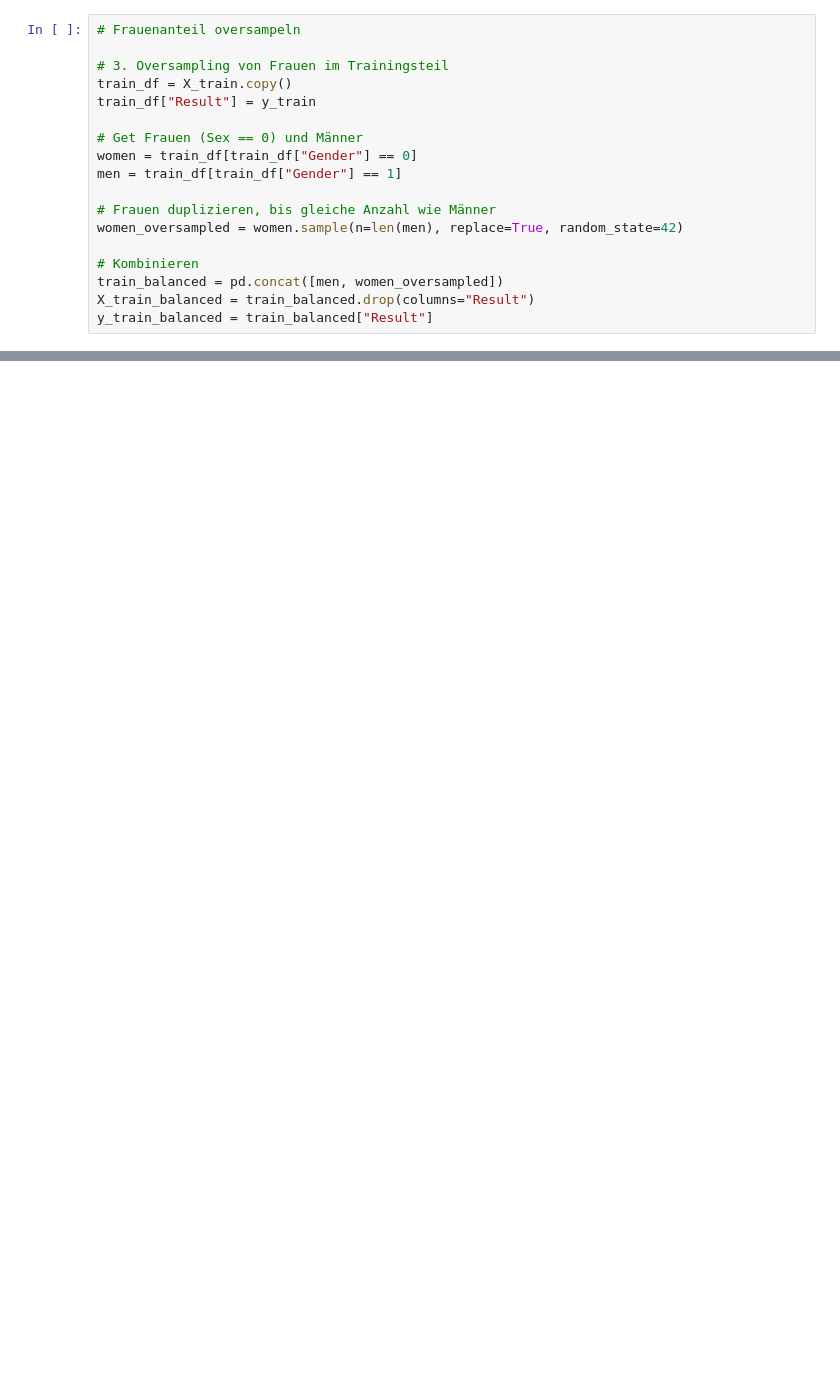
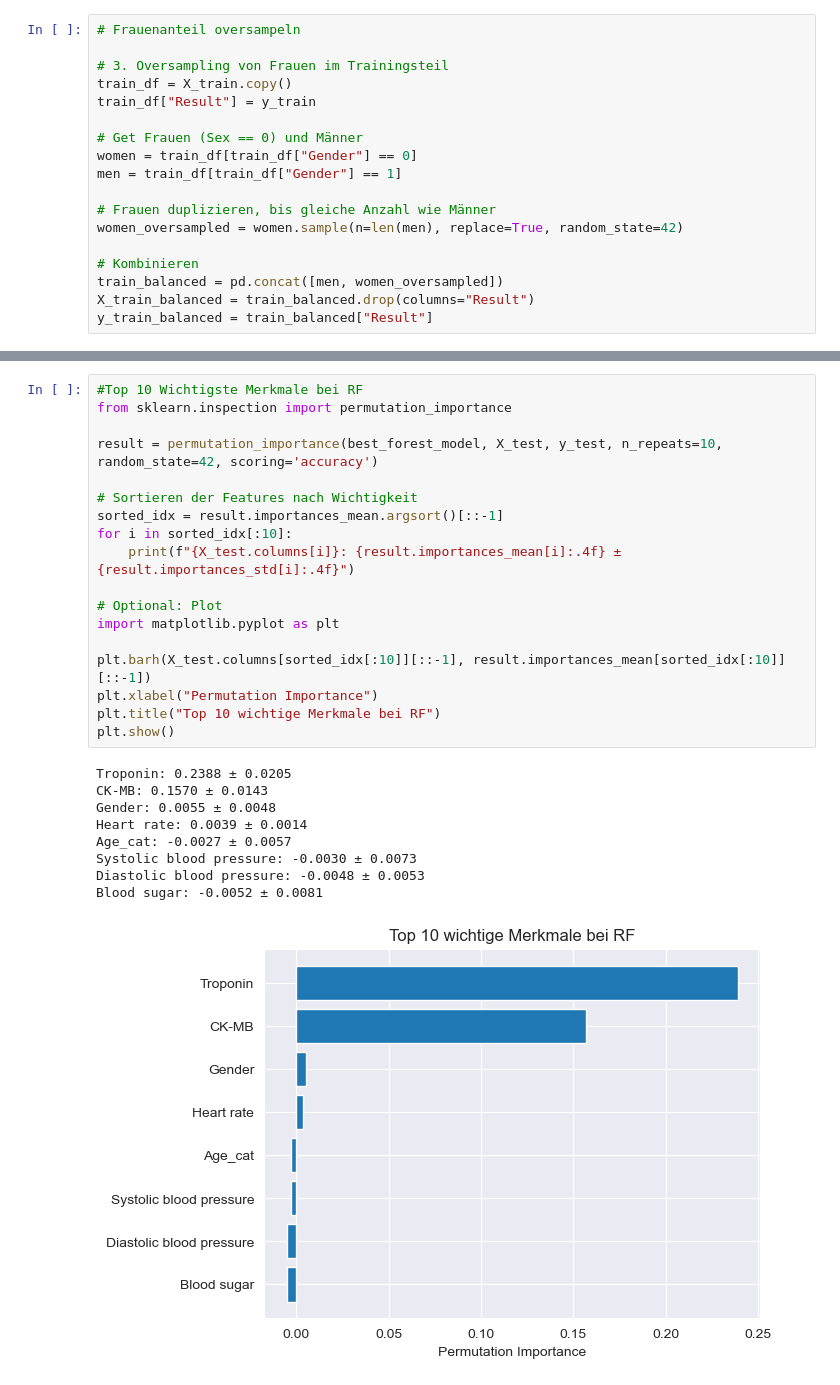
Before and after one commit to ManaTrooo/Asai-Projekt, a Jupyter notebook: DataSet_3.ipynb, the cells around one changed output, grey strips where cells are left out. Saved outputs shown, nothing was run; the diff lists cells and outputs as text; blank space fills up the shorter version.

```diff
--- a/DataSet_3.ipynb
+++ b/DataSet_3.ipynb
@@ -769,0 +889,28 @@ Demographic Parity Difference: 0.074
+# %%
+#Top 10 Wichtigste Merkmale bei RF
+from sklearn.inspection import permutation_importance
+
+result = permutation_importance(best_forest_model, X_test, y_test, n_repeats=10, random_state=42, scoring='accuracy')
+
+# Sortieren der Features nach Wichtigkeit
+sorted_idx = result.importances_mean.argsort()[::-1]
+for i in sorted_idx[:10]:
+    print(f"{X_test.columns[i]}: {result.importances_mean[i]:.4f} ± {result.importances_std[i]:.4f}")
+
+# Optional: Plot
+import matplotlib.pyplot as plt
+
+plt.barh(X_test.columns[sorted_idx[:10]][::-1], result.importances_mean[sorted_idx[:10]][::-1])
+plt.xlabel("Permutation Importance")
+plt.title("Top 10 wichtige Merkmale bei RF")
+plt.show()
+# %% [output]
+Troponin: 0.2388 ± 0.0205
+CK-MB: 0.1570 ± 0.0143
+Gender: 0.0055 ± 0.0048
+Heart rate: 0.0039 ± 0.0014
+Age_cat: -0.0027 ± 0.0057
+Systolic blood pressure: -0.0030 ± 0.0073
+Diastolic blood pressure: -0.0048 ± 0.0053
+Blood sugar: -0.0052 ± 0.0081
+[figure, added]
```
Also changed, not shown: parts of 12 cells of this notebook, 2 other files.
